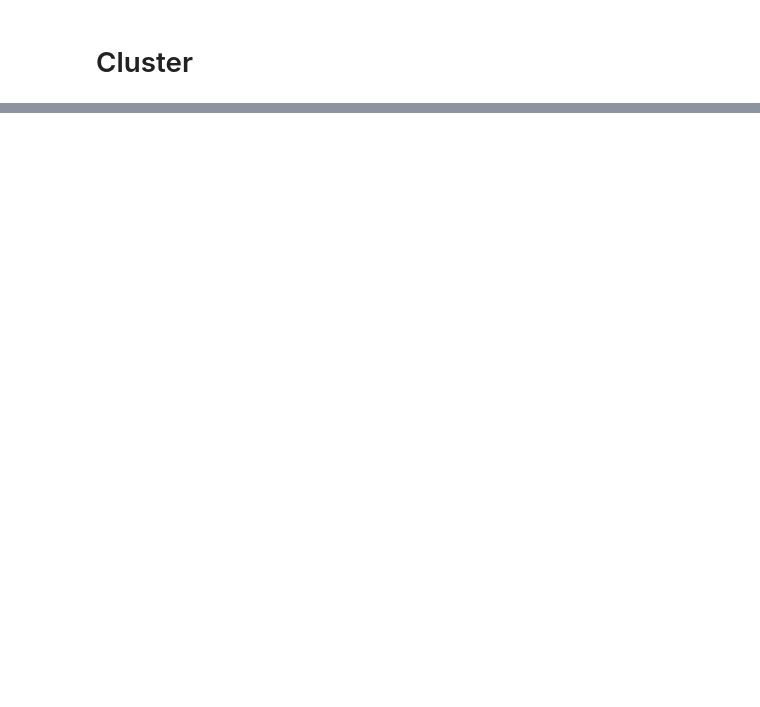
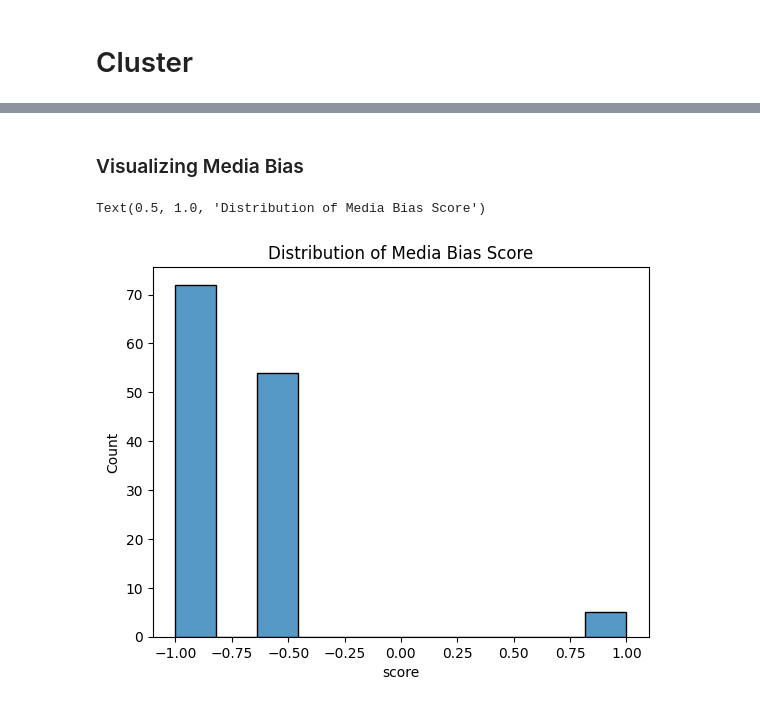
Before and after one commit to jjoycehu/poli-179, a Jupyter notebook: analysis.ipynb, the cells around one changed output, grey strips where cells are left out. Cells and saved outputs as stored; diff of their text form; code cells hidden in the pictures; blank space fills up the shorter version.

```diff
--- a/analysis.ipynb
+++ b/analysis.ipynb
@@ -33,15 +21,27 @@ df_clean.head(10)
 # %%
+warnings.filterwarnings("ignore")
+
+# read in dataset
+df = pd.read_csv("final_dataset.csv")
+# extact publisher name
+df['news_site'] = df['publisher'].apply(lambda x: eval(x)['title'] if isinstance(x, str) else None)
+
+# convert date to datetime format
+df['date'] = pd.to_datetime(df['published date'])
+df_clean = df[['news_site', 'title', 'date']]
+
+# helper function to clean headline data
 def remove_after_last_hyphen(s):
     last_hyphen_index = s.rfind(' - ')
     if last_hyphen_index != -1:
         return s[:last_hyphen_index].strip()
     return s
 
+# transforming headlines into lists of words
 df_clean['processed_title'] = df_clean['title'].str.lower()
 df_clean['processed_title'] = df_clean['processed_title'].apply(remove_after_last_hyphen)
 df_clean['processed_title'] = df_clean['processed_title'].str.translate(str.maketrans('', '', string.punctuation))
 df_clean['processed_title'] = df_clean['processed_title'].str.split()
 
-sentences = df_clean['processed_title'].tolist()
-word2vec = Word2Vec(sentences, vector_size=100, window=5, min_count=1, workers=4)
+df_clean.head(10)
 # %% [output]
@@ -68,4 +61,12 @@ See the caveats in the documentation: https://pandas.pydata.org/pandas-docs/stab
 # %%
+# vectorizing headlines
+sentences = df_clean['processed_title'].tolist()
+word2vec = Word2Vec(sentences, vector_size=100, window=5, min_count=1, workers=4)
+
 vectors = []
 for tokens in df_clean['processed_title']:
-    vectors.append(np.mean([word2vec.wv[word] for word in tokens if word in word2vec.wv] or [np.zeros(word2vec.vector_size)], axis=0))
+    vectors.append(np.mean([word2vec.wv[word] for word in tokens if word in word2vec.wv] or
+                           [np.zeros(word2vec.vector_size)], axis=0))
+
+headline_vectors = pd.DataFrame(vectors)
+headline_vectors.head(10)
@@ -153,3 +87,0 @@ Cluster 1 Sample Headlines:
-# %%
-values = [-1, -0.5, 0, 0.5, 1]
-df_clean['Political Leaning'] = np.random.choice(values, size=len(df_clean))
@@ -396,0 +195,8 @@ Notes:
+# %% [markdown]
+### Visualizing Media Bias
+# %%
+sns.histplot(df_bias['score'])
+plt.title('Distribution of Media Bias Score')
+# %% [output]
+Text(0.5, 1.0, 'Distribution of Media Bias Score')
+[figure, added]
```
Also changed, not shown: parts of 54 cells of this notebook.
